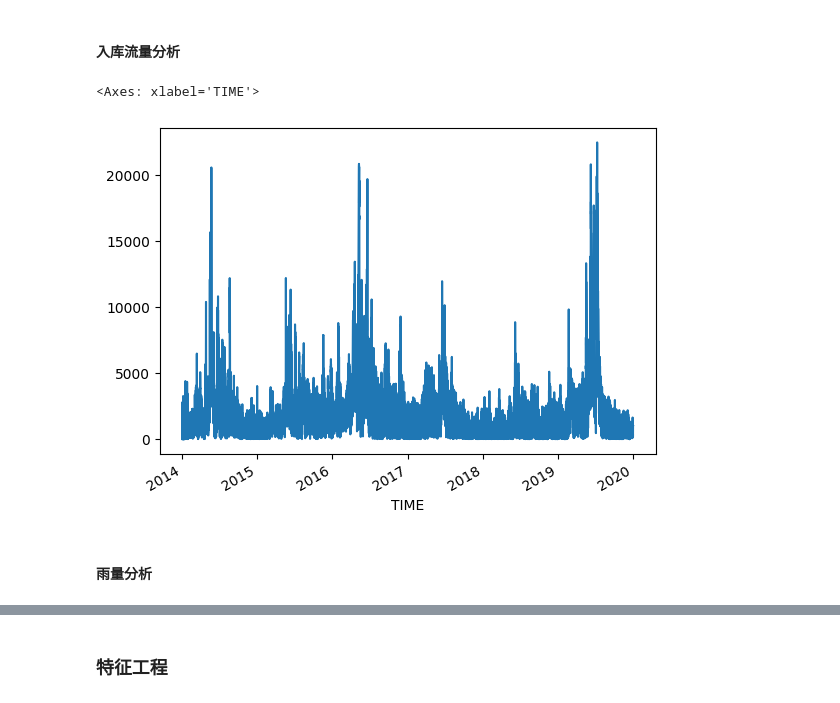
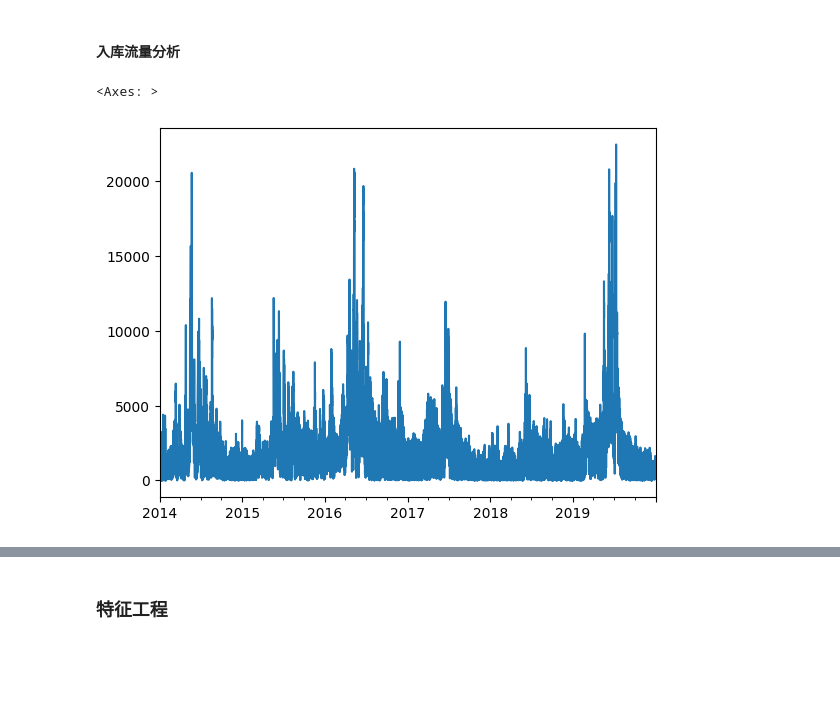
Before and after one commit to ZongXR/DCIC2025-RiverWaterPrediction, a Jupyter notebook: notebooks/main-A.ipynb, the cells around one changed output, grey strips where cells are left out. Saved outputs shown, nothing was run; the diff lists cells and outputs as text; code cells hidden in the pictures; blank space fills up the shorter version.

```diff
--- a/notebooks/main-A.ipynb
+++ b/notebooks/main-A.ipynb
@@ -44,25 +47,22 @@ logging.info(f"提交样例{test_label.shape}")
 # %%
-def process_time(df: DataFrame, sort_keys: Optional[List] = None) -> DataFrame:
+def process_time(df: DataFrame, mode: str = "x") -> DataFrame:
     """
     处理时间\n
     """
     result = df.copy()
-    result["TIME"] = pd.to_datetime(result["TIME"])
-    result["year"] = result["TIME"].dt.year
-    result["month"] = result["TIME"].dt.month
-    result["day"] = result["TIME"].dt.day
-    result["hour"] = result["TIME"].dt.hour
-    result["minute"] = result["TIME"].dt.minute
-    result["second"] = result["TIME"].dt.second
-    if sort_keys:
-        return result.sort_values(sort_keys)
+    if "x" == mode:
+        result["time"] = pd.to_datetime(result["time"])
+    elif "y" == mode:
+        result["TIME"] = pd.to_datetime(result["TIME"])
+        result = result.set_index("TIME", drop=True)
+        result = result.reindex(pd.date_range(start=result.index.min(), end=result.index.max(), freq="H"))
     else:
-        return result
+        raise ValueError(f"未知的参数mode={mode}")
+    return result
 # %%
-train_rain = process_time(train_rain, ["SENID", "TIME"])
-train_label = process_time(train_label, ["TIME"])
-test_rain = process_time(test_rain, ["SENID", "TIME"])
-test_label = process_time(test_label, ["TIME"])
+data_rain = process_time(data_rain, "x")
+train_label = process_time(train_label, "y")
+test_label = process_time(test_label, "y")
 # %% [markdown]
 <h4>处理异常值</h4>
 # %%
@@ -80,9 +78,7 @@ process_outliers(test_rain)
 # %% [markdown]
 <h4>入库流量分析</h4>
 # %%
-train_label[["TIME", "V"]].set_index("TIME")["V"].plot()
+train_label["V"].plot()
 # %% [output]
-<Axes: xlabel='TIME'>
+<Axes: >
-[figure, old version]
+[figure, new version]
-# %% [markdown]
-<h4>雨量分析</h4>
```
Also changed, not shown: parts of 26 cells of this notebook, 16 other files.
